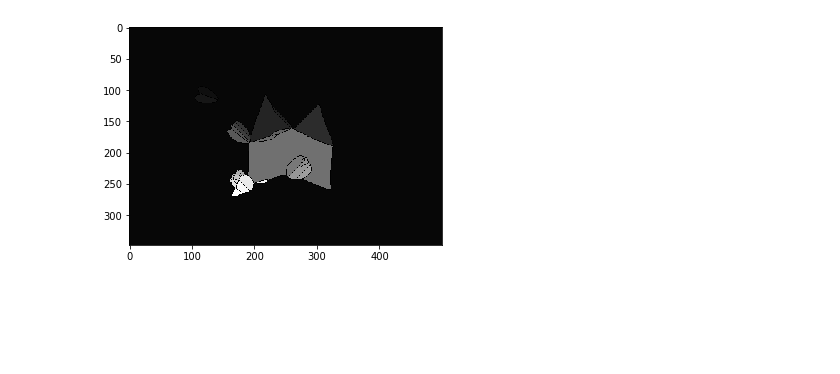
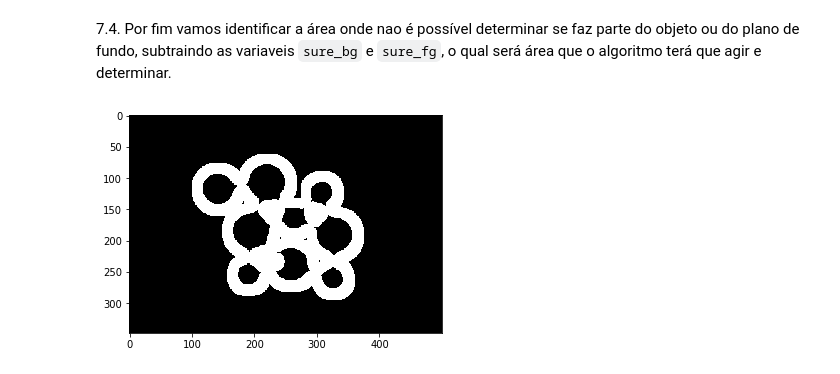
Before and after one commit to pedr0luiz/desprog-projeto, a Jupyter notebook: watershed.ipynb, the cells around one changed output. Drawn from its saved outputs; the diff is of its cells as text; code cells hidden in the pictures; blank space fills up the shorter version.

```diff
--- a/watershed.ipynb
+++ b/watershed.ipynb
@@ -60,5 +55,7 @@ plt.show()
 # %%
-input_image = cv2.threshold(gray_image, 0, 255, cv2.THRESH_BINARY | cv2.THRESH_OTSU)[1]
-plt.imshow(thresh, cmap = plt.get_cmap('gray'))
+limite = 200
+max_value = 255
+binary_image = cv2.threshold(gray_blur, limite, max_value, cv2.THRESH_BINARY | cv2.THRESH_OTSU)[1]
+plt.imshow(binary_image, cmap = plt.get_cmap('gray'))
 plt.show()
 # %% [output]
@@ -67,0 +71,7 @@ plt.show()
+# %%
+# Criar kernel de iteracao
+kernel = np.ones((6,6),np.uint8)
+# Erosao + dilatacao para reducao de ruido
+filtered_image = cv2.morphologyEx(binary_image,cv2.MORPH_OPEN,kernel, iterations = 2)
+plt.imshow(filtered_image, cmap=plt.get_cmap('gray'))
+plt.show()
@@ -67,0 +82,4 @@ plt.show()
+# %%
+sure_bg = cv2.dilate(filtered_image,kernel,iterations=2)
+plt.imshow(sure_bg, cmap=plt.get_cmap('gray'))
+plt.show()
@@ -67,0 +92,8 @@ plt.show()
+# %%
+dist_transform = cv2.distanceTransform(filtered_image,cv2.DIST_L2,5)
+ret, sure_fg = cv2.threshold(dist_transform, 0.32*dist_transform.max(),255,cv2.THRESH_BINARY)
+plt.imshow(dist_transform, cmap=plt.get_cmap('gray'))
+plt.show()
+plt.imshow(sure_fg, cmap=plt.get_cmap('gray'))
+plt.show()
+sure_fg = np.uint8(sure_fg)
@@ -68,6 +103,8 @@ plt.show()
+# %% [markdown]
+7.4. Por fim vamos identificar a área onde nao é possível determinar se faz parte do objeto ou do plano de fundo, subtraindo as variaveis `sure_bg` e `sure_fg`, o qual será área que o algoritmo terá que agir e determinar.
 # %%
-watershed_output = watershed(input_image, watershed_line=True, compactness=10)
-plt.imshow(watershed_output, cmap = plt.get_cmap('gray'))
+unknown = cv2.subtract(sure_bg,sure_fg)
+plt.imshow(unknown, cmap=plt.get_cmap('gray'))
 plt.show()
 # %% [output]
-[figure, old version]
+[figure, new version]
```
Also changed, not shown: parts of 29 cells of this notebook, 7 other files.
